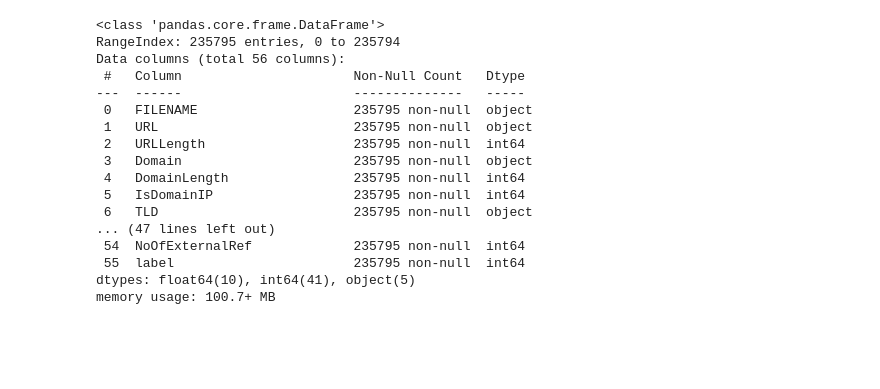
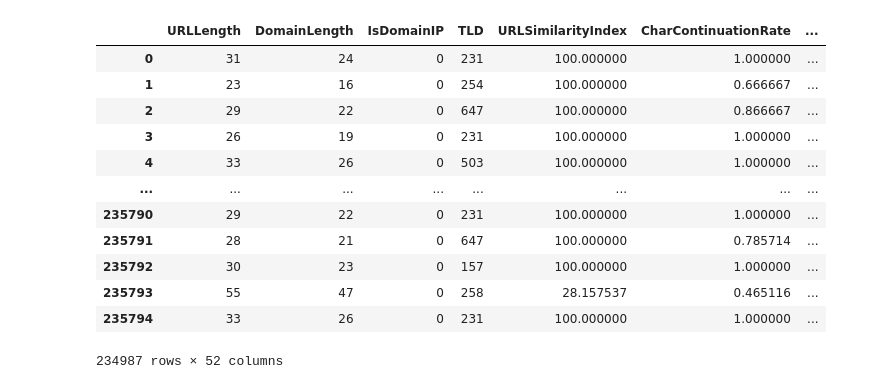
Before and after one commit to SamchenUF/CIS4930_Final, a Jupyter notebook: main.ipynb, the cells around one changed output. Saved outputs shown, nothing was run; the diff lists cells and outputs as text; code cells hidden in the pictures; blank space fills up the shorter version.

Commit message:
Preprocessed data

```diff
--- a/main.ipynb
+++ b/main.ipynb
@@ -20,20 +31,30 @@ df
 # %%
-df.info()
+'''
+FILENAME dropped since its not relevant to the data and url is removed since
+useful information from url is already extracted into feature columns
+'''
+df = df.drop(['FILENAME', 'URL', 'Domain', 'Title'], axis=1)
+
+#TLD can be dropped or kept depending on how useful it is for the models, should do testing including and removing it
+#df = df.drop(['TLD'], axis=1)
+label_encoder = LabelEncoder()
+df['TLD'] = label_encoder.fit_transform(df['TLD'])
-# %% [output]
-<class 'pandas.core.frame.DataFrame'>
-RangeIndex: 235795 entries, 0 to 235794
-Data columns (total 56 columns):
- #   Column                      Non-Null Count   Dtype
----  ------                      --------------   -----
- 0   FILENAME                    235795 non-null  object
- 1   URL                         235795 non-null  object
- 2   URLLength                   235795 non-null  int64
- 3   Domain                      235795 non-null  object
- 4   DomainLength                235795 non-null  int64
- 5   IsDomainIP                  235795 non-null  int64
- 6   TLD                         235795 non-null  object
-... (47 lines left out)
- 54  NoOfExternalRef             235795 non-null  int64
- 55  label                       235795 non-null  int64
-dtypes: float64(10), int64(41), object(5)
-memory usage: 100.7+ MB
+# %%
+df.isnull()
+df.duplicated()
+df.dropna()
+df.drop_duplicates()
+# %% [output]
+|  | URLLength | DomainLength | IsDomainIP | TLD | URLSimilarityIndex | CharContinuationRate | ... |
+| 0 | 31 | 24 | 0 | 231 | 100.000000 | 1.000000 | ... |
+| 1 | 23 | 16 | 0 | 254 | 100.000000 | 0.666667 | ... |
+| 2 | 29 | 22 | 0 | 647 | 100.000000 | 0.866667 | ... |
+| 3 | 26 | 19 | 0 | 231 | 100.000000 | 1.000000 | ... |
+| 4 | 33 | 26 | 0 | 503 | 100.000000 | 1.000000 | ... |
+| ... | ... | ... | ... | ... | ... | ... | ... |
+| 235790 | 29 | 22 | 0 | 231 | 100.000000 | 1.000000 | ... |
+| 235791 | 28 | 21 | 0 | 647 | 100.000000 | 0.785714 | ... |
+| 235792 | 30 | 23 | 0 | 157 | 100.000000 | 1.000000 | ... |
+| 235793 | 55 | 47 | 0 | 258 | 28.157537 | 0.465116 | ... |
+| 235794 | 33 | 26 | 0 | 231 | 100.000000 | 1.000000 | ... |
+234987 rows × 52 columns
```
Also changed, not shown: parts of 6 cells of this notebook.
